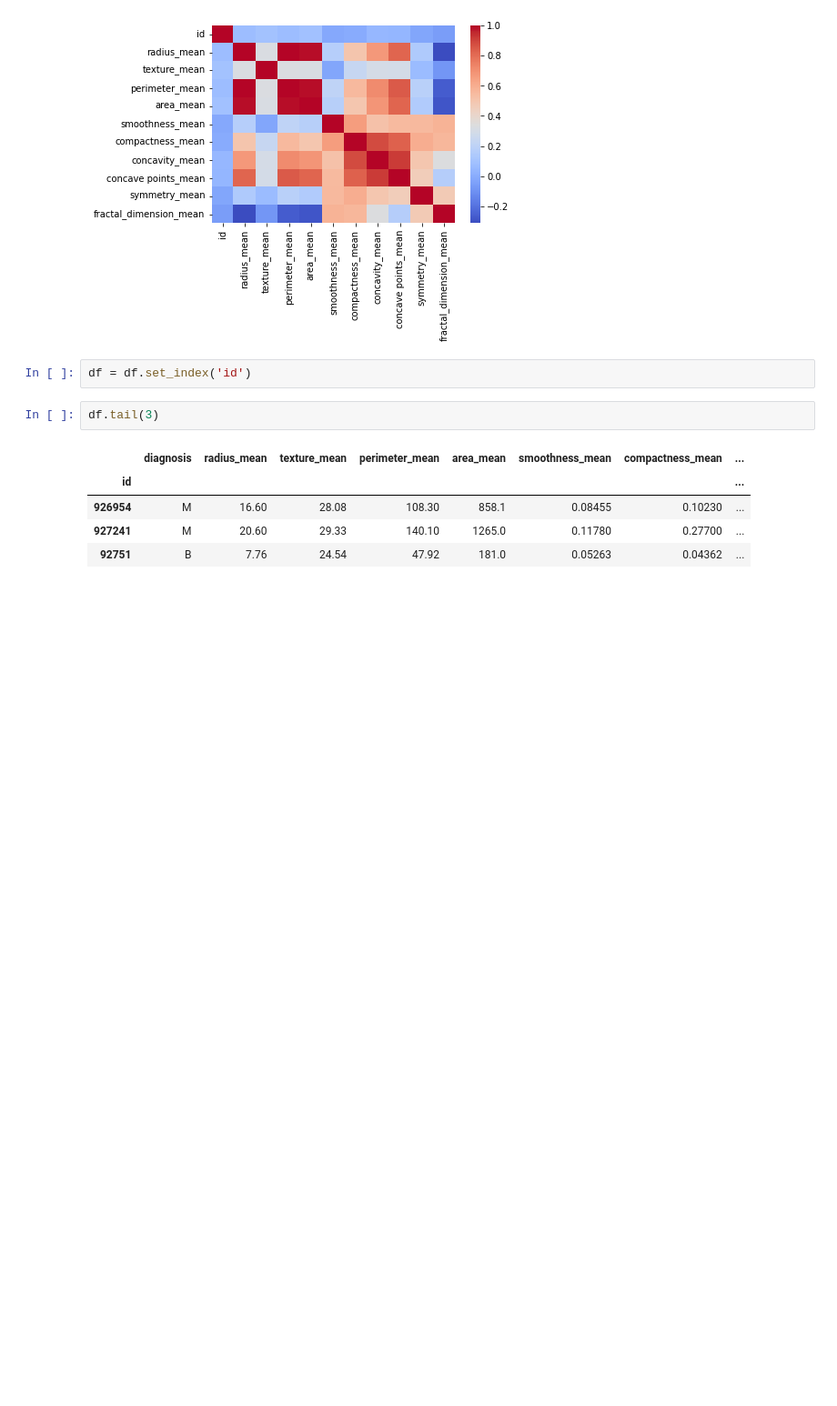
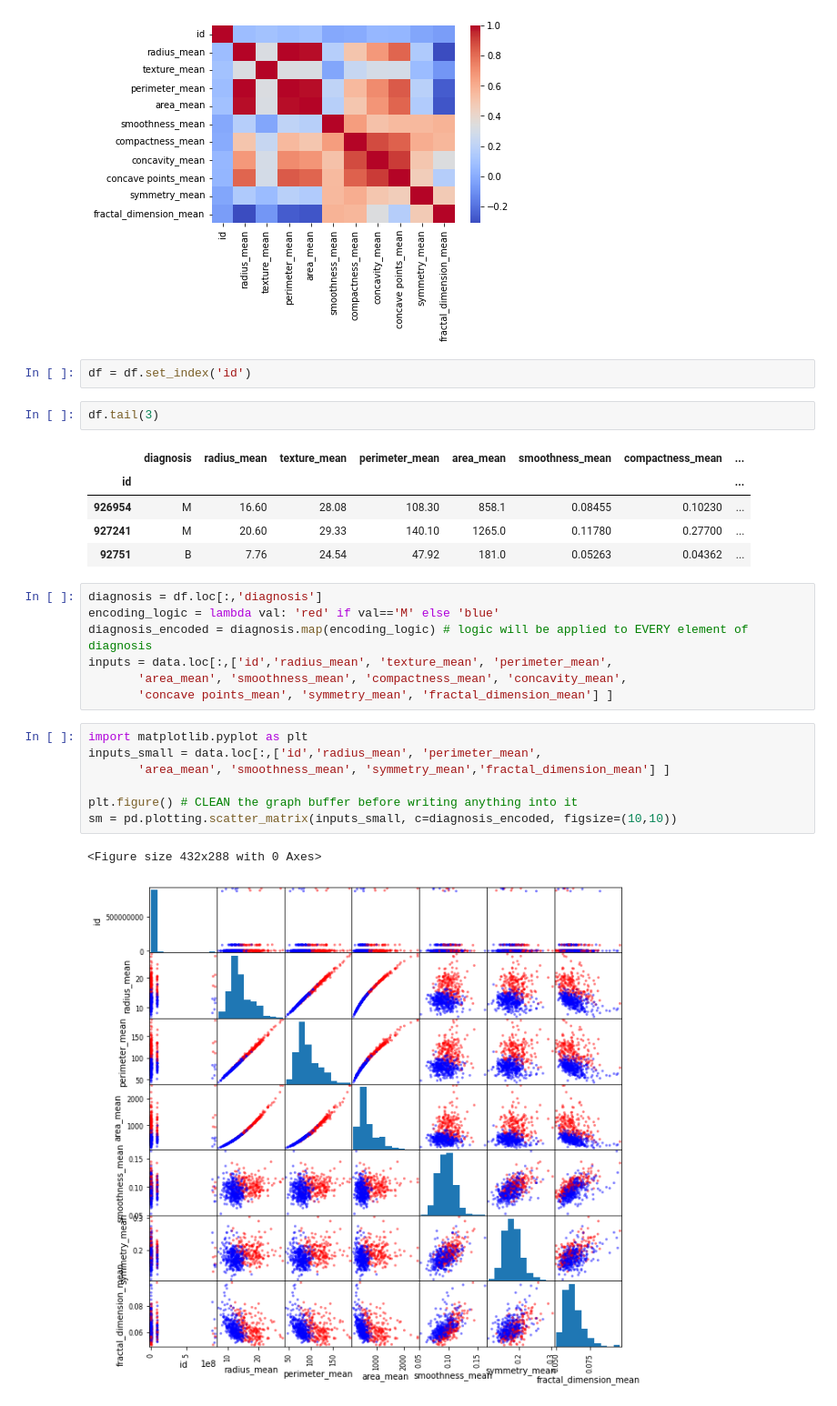
Before and after one commit to a-forty-two/diamler_17_jan, a Jupyter notebook: 01_Pandas.ipynb, the cells around one changed output. Shown at 91% size. Saved outputs shown, nothing was run; the diff lists cells and outputs as text; blank space fills up the shorter version.

```diff
--- a/01_Pandas.ipynb
+++ b/01_Pandas.ipynb
@@ -166,3 +166,20 @@ df.tail(3)
 | 926954 | M | 16.60 | 28.08 | 108.30 | 858.1 | 0.08455 | 0.10230 | ... |
 | 927241 | M | 20.60 | 29.33 | 140.10 | 1265.0 | 0.11780 | 0.27700 | ... |
 | 92751 | B | 7.76 | 24.54 | 47.92 | 181.0 | 0.05263 | 0.04362 | ... |
+# %%
+diagnosis = df.loc[:,'diagnosis']
+encoding_logic = lambda val: 'red' if val=='M' else 'blue'
+diagnosis_encoded = diagnosis.map(encoding_logic) # logic will be applied to EVERY element of diagnosis
+inputs = data.loc[:,['id','radius_mean', 'texture_mean', 'perimeter_mean',
+       'area_mean', 'smoothness_mean', 'compactness_mean', 'concavity_mean',
+       'concave points_mean', 'symmetry_mean', 'fractal_dimension_mean'] ]
+# %%
+import matplotlib.pyplot as plt
+inputs_small = data.loc[:,['id','radius_mean', 'perimeter_mean',
+       'area_mean', 'smoothness_mean', 'symmetry_mean','fractal_dimension_mean'] ]
+
+plt.figure() # CLEAN the graph buffer before writing anything into it
+sm = pd.plotting.scatter_matrix(inputs_small, c=diagnosis_encoded, figsize=(10,10))
+# %% [output]
+<Figure size 432x288 with 0 Axes>
+[figure, added]
```
